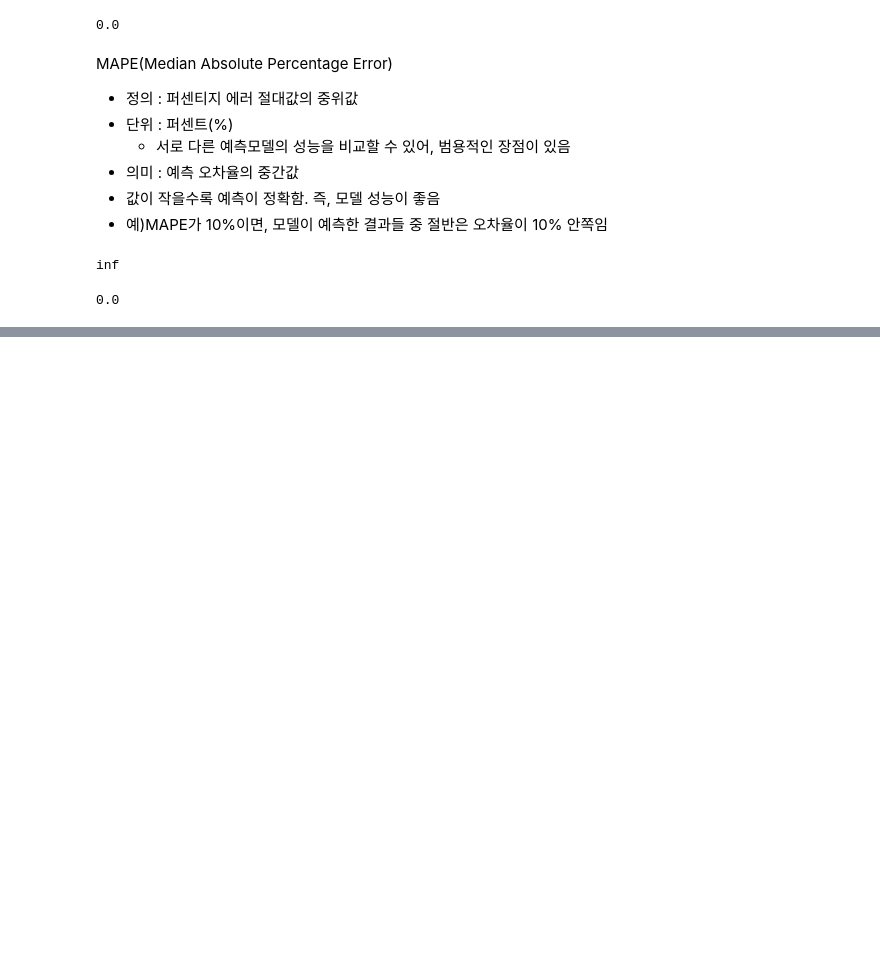
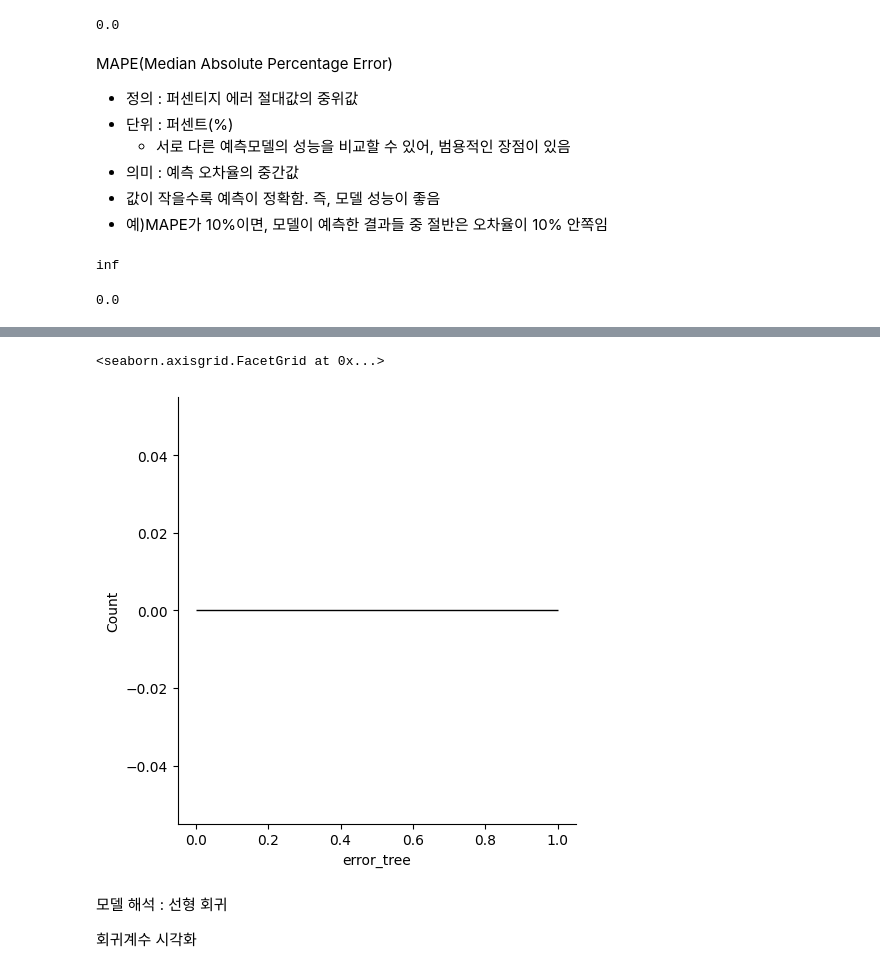
Before and after one commit to HongSeongMo/Airbnb, a Jupyter notebook: Copy_of_airbnb_lecture_5.ipynb, the cells around one changed output, grey strips where cells are left out. Saved outputs shown, nothing was run; the diff lists cells and outputs as text; code cells hidden in the pictures; blank space fills up the shorter version.

```diff
--- a/Copy_of_airbnb_lecture_5.ipynb
+++ b/Copy_of_airbnb_lecture_5.ipynb
@@ -235,0 +234,9 @@ mape(y_train.revenue, y_train.pred_tree)
+# %%
+sns.displot(data = y_train, x = 'error_tree')
+# %% [output]
+<seaborn.axisgrid.FacetGrid at 0x...>
+[figure, added]
+# %% [markdown]
+모델 해석 : 선형 회귀
+
+회귀계수 시각화
```
Also changed, not shown: parts of 17 cells of this notebook.
